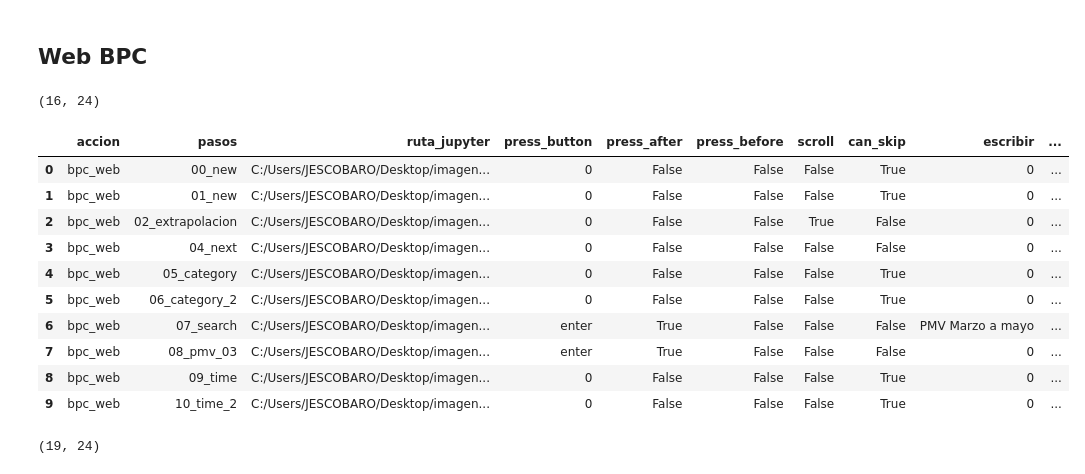
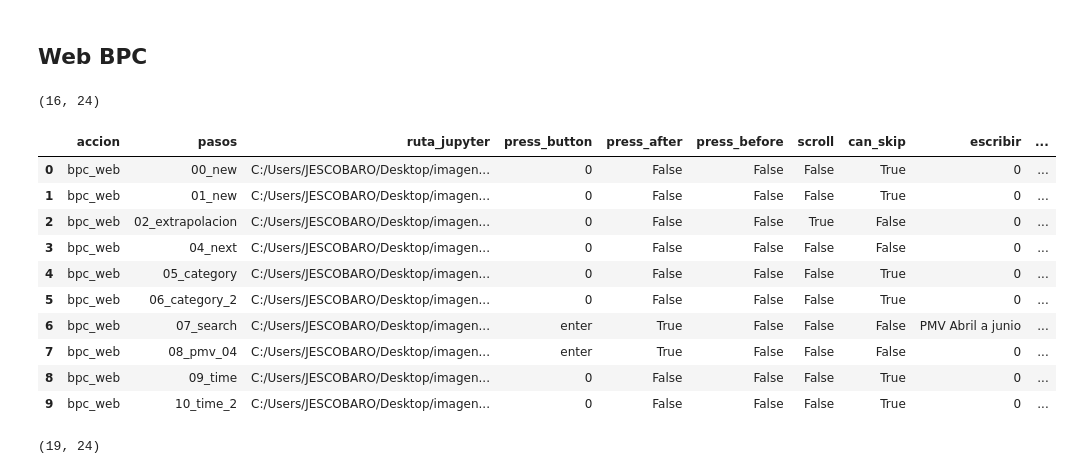
Before and after one commit to JavierEscobarOrtiz/Workingon, a Jupyter notebook: 00 - PILOTAGE/PILOTAGE PDS/RPA_PDS_Pyautogui.ipynb, the cells around one changed output. Drawn from its saved outputs; the diff is of its cells as text; code cells hidden in the pictures.

```diff
--- a/00 - PILOTAGE/PILOTAGE PDS/RPA_PDS_Pyautogui.ipynb
+++ b/00 - PILOTAGE/PILOTAGE PDS/RPA_PDS_Pyautogui.ipynb
@@ -254,7 +254,7 @@ with os.scandir(directorio) as ficheros:
 num_filas = len(contenido)
 
 # Varibales
-pmv = "PMV Marzo a mayo"
+pmv = "PMV Abril a junio"
 año = "YEAR 2022"
 
 # Diccionarios
@@ -273,35 +273,35 @@ dict_actions = {"press_button": [(6, "enter"), (7, "enter"), (10, "enter"), (11,
                 "sleep": [],
                 "drag": [],
                 "drag_to_x": [],
                 "drag_to_y": [],
                 "drag_seconds": [],
                 "drag_button": [],
                 "go_to_location": [],
                 "loc_x": [],
                 "loc_y": [],
                 "confidence": [(x, 0.90) for x in range(num_filas)],
                 "grayscale": []
                }
 
 df_web_tipo = rpa_pds.cargar_acciones(directorio = directorio,
                                      ruta_jupyter = ruta_jupyter,
                                      accion = accion,
                                      input_pmv = input_pmv,
                                      dict_actions = dict_actions)
 print(df_web_tipo.shape)
 df_web_tipo.head(10)
 # df_web_tipo
 # %% [output]
 (16, 24)
 |  | accion | pasos | ruta_jupyter | press_button | press_after | press_before | scroll | can_skip | escribir | ... |
 | 0 | bpc_web | 00_new | C:/Users/JESCOBARO/Desktop/imagen... | 0 | False | False | False | True | 0 | ... |
 | 1 | bpc_web | 01_new | C:/Users/JESCOBARO/Desktop/imagen... | 0 | False | False | False | True | 0 | ... |
 | 2 | bpc_web | 02_extrapolacion | C:/Users/JESCOBARO/Desktop/imagen... | 0 | False | False | True | False | 0 | ... |
 | 3 | bpc_web | 04_next | C:/Users/JESCOBARO/Desktop/imagen... | 0 | False | False | False | False | 0 | ... |
 | 4 | bpc_web | 05_category | C:/Users/JESCOBARO/Desktop/imagen... | 0 | False | False | False | True | 0 | ... |
 | 5 | bpc_web | 06_category_2 | C:/Users/JESCOBARO/Desktop/imagen... | 0 | False | False | False | True | 0 | ... |
-| 6 | bpc_web | 07_search | C:/Users/JESCOBARO/Desktop/imagen... | enter | True | False | False | False | PMV Marzo a mayo | ... |
-| 7 | bpc_web | 08_pmv_03 | C:/Users/JESCOBARO/Desktop/imagen... | enter | True | False | False | False | 0 | ... |
+| 6 | bpc_web | 07_search | C:/Users/JESCOBARO/Desktop/imagen... | enter | True | False | False | False | PMV Abril a junio | ... |
+| 7 | bpc_web | 08_pmv_04 | C:/Users/JESCOBARO/Desktop/imagen... | enter | True | False | False | False | 0 | ... |
 | 8 | bpc_web | 09_time | C:/Users/JESCOBARO/Desktop/imagen... | 0 | False | False | False | True | 0 | ... |
 | 9 | bpc_web | 10_time_2 | C:/Users/JESCOBARO/Desktop/imagen... | 0 | False | False | False | True | 0 | ... |
 # %%
```
Also changed, not shown: parts of 3 cells of this notebook.
